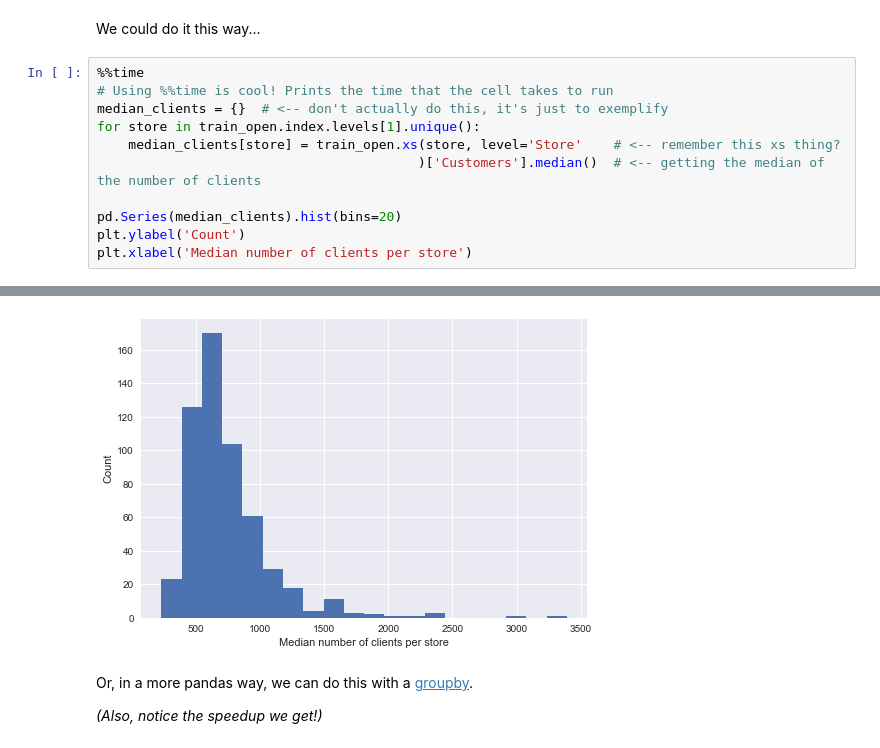
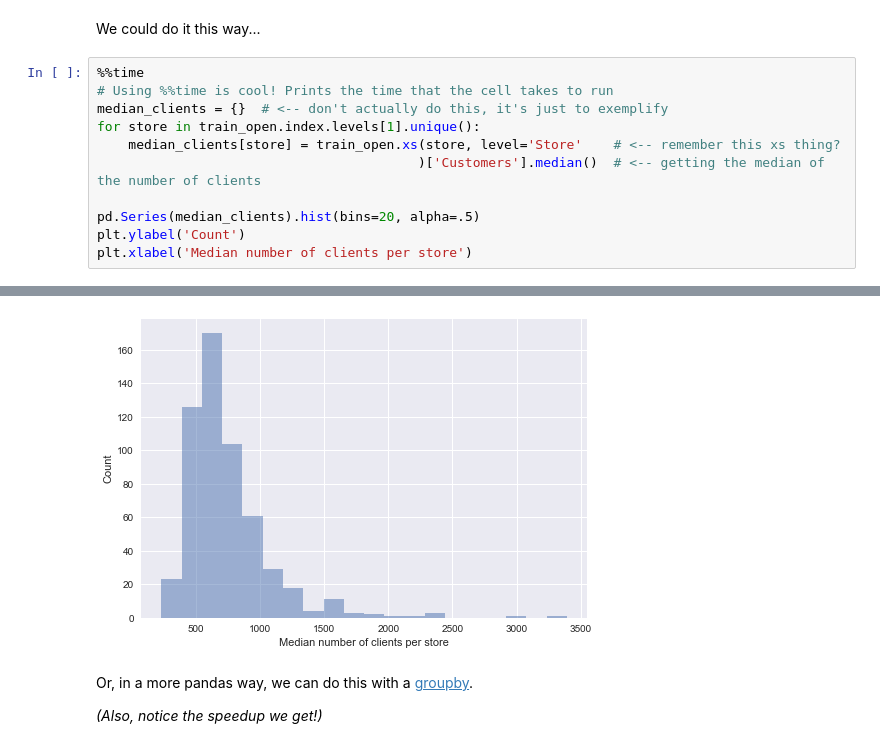
Before and after one commit to MarqueJaune/hackathon2, a Jupyter notebook: Learning units/Time series - Exploring the data .ipynb, the cells around one changed output, grey strips where cells are left out. Cells and saved outputs as stored; diff of their text form.

```diff
--- a/Learning units/Time series - Exploring the data .ipynb
+++ b/Learning units/Time series - Exploring the data .ipynb
@@ -309,7 +328,7 @@ for store in train_open.index.levels[1].unique():
     median_clients[store] = train_open.xs(store, level='Store'    # <-- remember this xs thing?
                                          )['Customers'].median()  # <-- getting the median of the number of clients
 
-pd.Series(median_clients).hist(bins=20)
+pd.Series(median_clients).hist(bins=20, alpha=.5)
 plt.ylabel('Count')
 plt.xlabel('Median number of clients per store')
 # %% [output]
@@ -318,4 +337,4 @@ Wall time: 1.26 s
-[figure, old version]
+[figure, new version]
 # %% [markdown]
 Or, in a more pandas way, we can do this with a [groupby](https://pandas.pydata.org/pandas-docs/stable/groupby.html).
 
```
Also changed, not shown: parts of 25 cells of this notebook.
